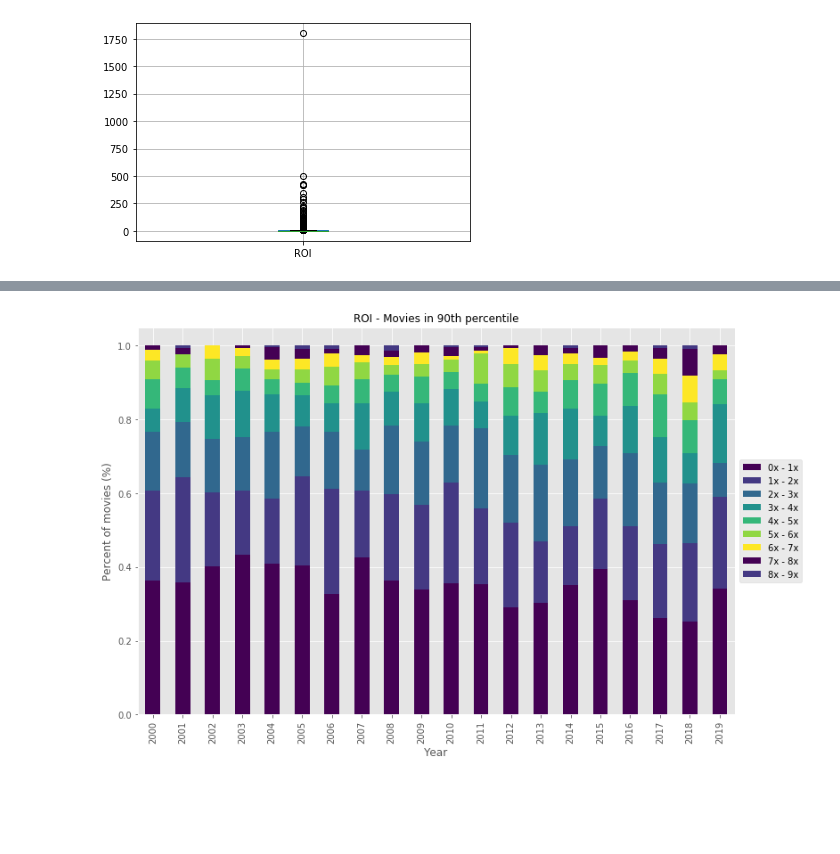
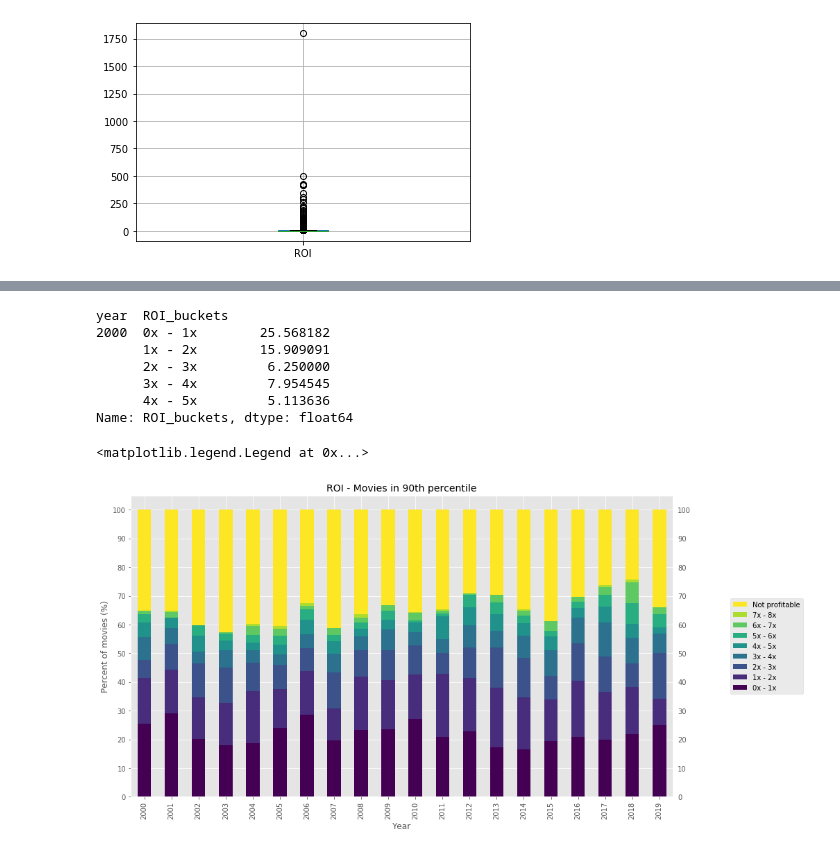
Before and after one commit to magalisolimano/dsc-mod-1-project-v2-1-online-ds-sp-000, a Jupyter notebook: student_4.9.ipynb, the cells around one changed output, grey strips where cells are left out. Cells and saved outputs as stored; diff of their text form; code cells hidden in the pictures; blank space fills up the shorter version.

```diff
--- a/student_4.9.ipynb
+++ b/student_4.9.ipynb
@@ -582,5 +571,3 @@ df_financials.describe()
-# %%
-df_financials.reset_index(inplace = True)
 # %%
 df_financials[df_financials['title_yr'].duplicated() == True]
 # %% [output]
@@ -633,7 +739,5 @@ df_roi.describe()
 # %%
 # Outlier detection
-max_roi_threshold = df_roi['ROI'].quantile(0.90)
-min_roi_threshold = df_roi['ROI'].quantile(0.00)
-print(f"Max ROI w/o outliers: {max_roi_threshold.round(2)}")
-print(f"Min ROI w/o outliers: {min_roi_threshold.round(2)}")
+min_roi_threshold, max_roi_threshold = df_roi['ROI'].quantile([0.00, 0.90]).round(2)
+min_roi_threshold, max_roi_threshold
 # %% [output]
@@ -753,22 +871,32 @@ plt.style.use('ggplot')
 # %%
-df_roi_pct = (df_roi.groupby(['year', 'ROI_buckets'])['ROI_buckets'].count()/df_roi.groupby(['year'])['ROI_buckets'].count())
+df_roi_pct = ((df_roi.groupby(['year', 'ROI_buckets'])['ROI_buckets'].count()/df_roi.groupby(['year'])['ROI_buckets'].count()))*100
+df_roi_pct.head()
+# %% [output]
+year  ROI_buckets
+2000  0x - 1x        25.568182
+      1x - 2x        15.909091
+      2x - 3x         6.250000
+      3x - 4x         7.954545
+      4x - 5x         5.113636
+Name: ROI_buckets, dtype: float64
 # %%
 from matplotlib import cm
-viridis = cm.get_cmap('viridis', 7)
+viridis = cm.get_cmap('viridis', 9)
 # %%
-df_roi_pct.unstack().plot.bar(stacked = True, figsize=(12,8), color=viridis.colors)
+ax = df_roi_pct.unstack().plot.bar(stacked = True, figsize=(14,8), color=viridis.colors)
 
-plt.title('ROI - Movies in 90th percentile', fontsize = 12)
-plt.xlabel('Year', fontsize = 12)
-plt.ylabel('Percent of movies (%)', fontsize = 12)
+ax.set_title('ROI - Movies in 90th percentile', fontsize = 14)
+ax.set_xlabel('Year', fontsize = 12)
+ax.set_ylabel('Percent of movies (%)', fontsize = 12)
+ax.yaxis.set_ticks(np.arange(0, 110, 10))
+ax.tick_params(labeltop=False, labelright=True)
 
-plt.legend(loc='center left', bbox_to_anchor=(1, 0.5))
-
-plt.show()
-
-##? how to change legend order?
+# Reverse legend order
+handles, labels = ax.get_legend_handles_labels()
+ax.legend(reversed(handles), reversed(labels), loc='center left', bbox_to_anchor=(1.1,0.5))
 # %% [output]
+<matplotlib.legend.Legend at 0x...>
-[figure, old version]
+[figure, new version]
 # %%
 ## Explore distributions and relationships
 df_roi.plot.scatter(x = 'ROI',
```
Also changed, not shown: parts of 24 cells of this notebook.
